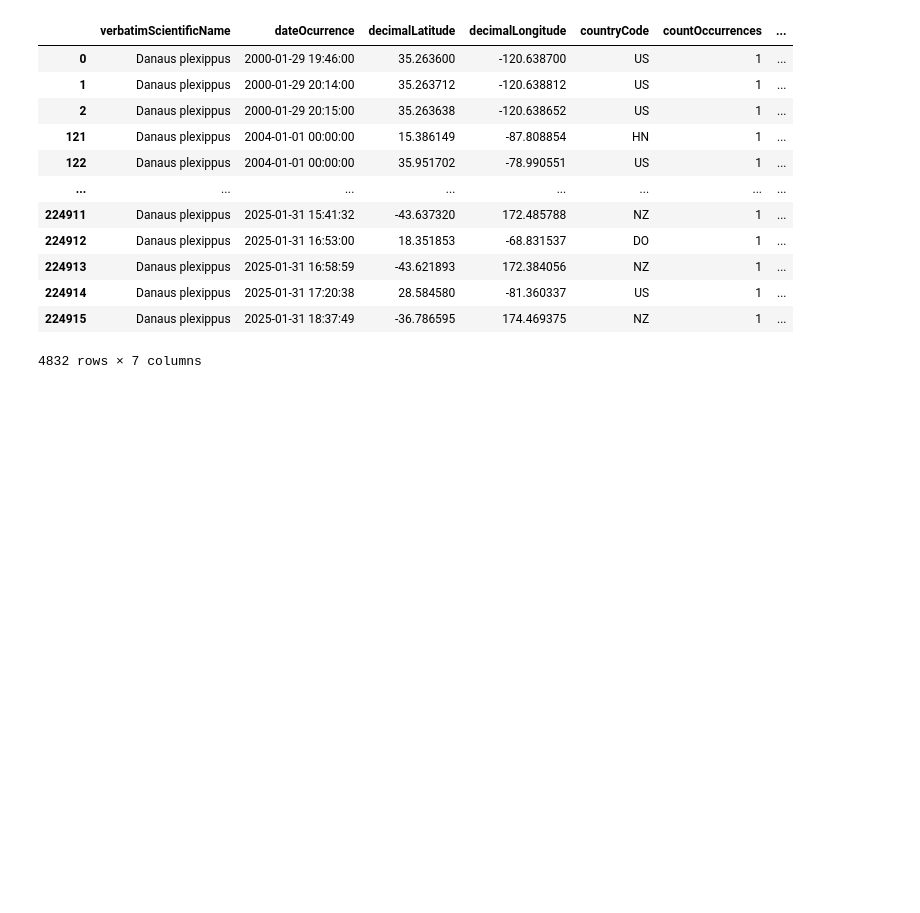
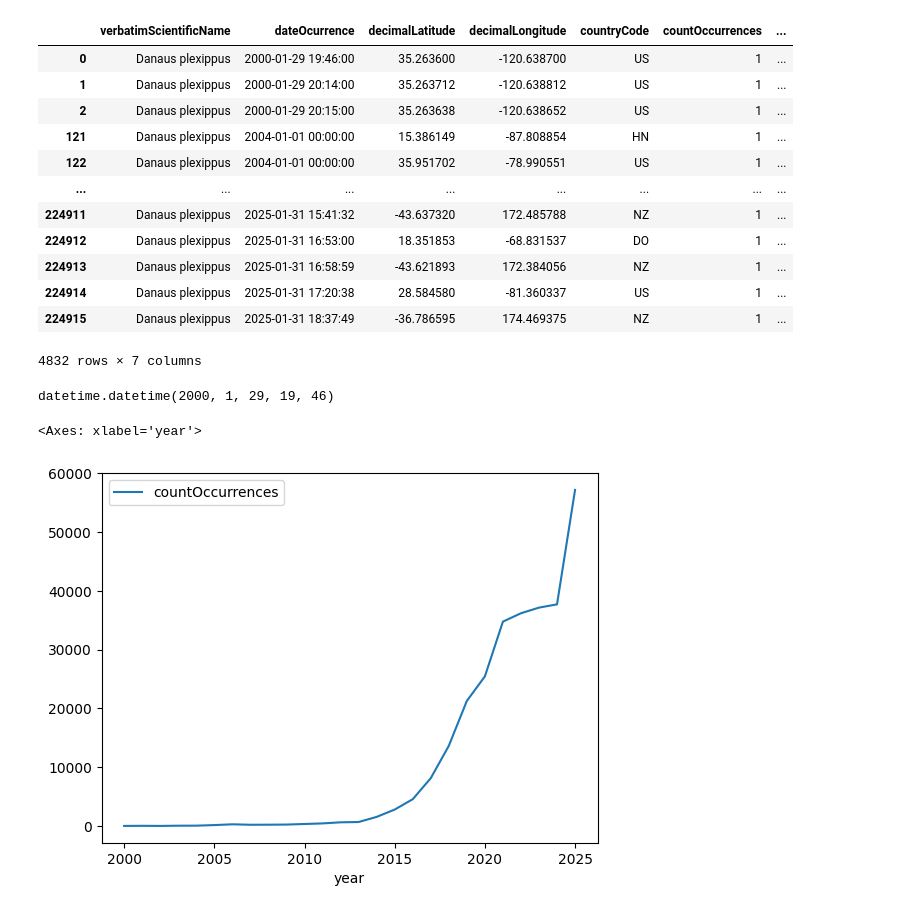
Before and after one commit to davidguzmanr/COMP-685-Fall-2025, a Jupyter notebook: notebooks/iNaturalist-Greg.ipynb, the cells around one changed output. Drawn from its saved outputs; the diff is of its cells as text; code cells hidden in the pictures; blank space fills up the shorter version.

Commit message:
plot occurrences over time

```diff
--- a/notebooks/iNaturalist-Greg.ipynb
+++ b/notebooks/iNaturalist-Greg.ipynb
@@ -374,0 +377,15 @@ df_months[df_months['month'] == 1]
+# %%
+date_format = '%Y-%m-%d %H:%M:%S'
+datetime.strptime(df['dateOcurrence'][0], date_format)
+# %% [output]
+datetime.datetime(2000, 1, 29, 19, 46)
+# %%
+df_years = df.copy()
+df_years['year'] = [int(i.split('-')[0]) for i in df['dateOcurrence']]
+# %%
+year_counts = df_years.groupby('year').sum('countOccurrences')
+# %%
+year_counts.plot(y='countOccurrences')
+# %% [output]
+<Axes: xlabel='year'>
+[figure, added]
```
Also changed, not shown: parts of 2 cells of this notebook.
